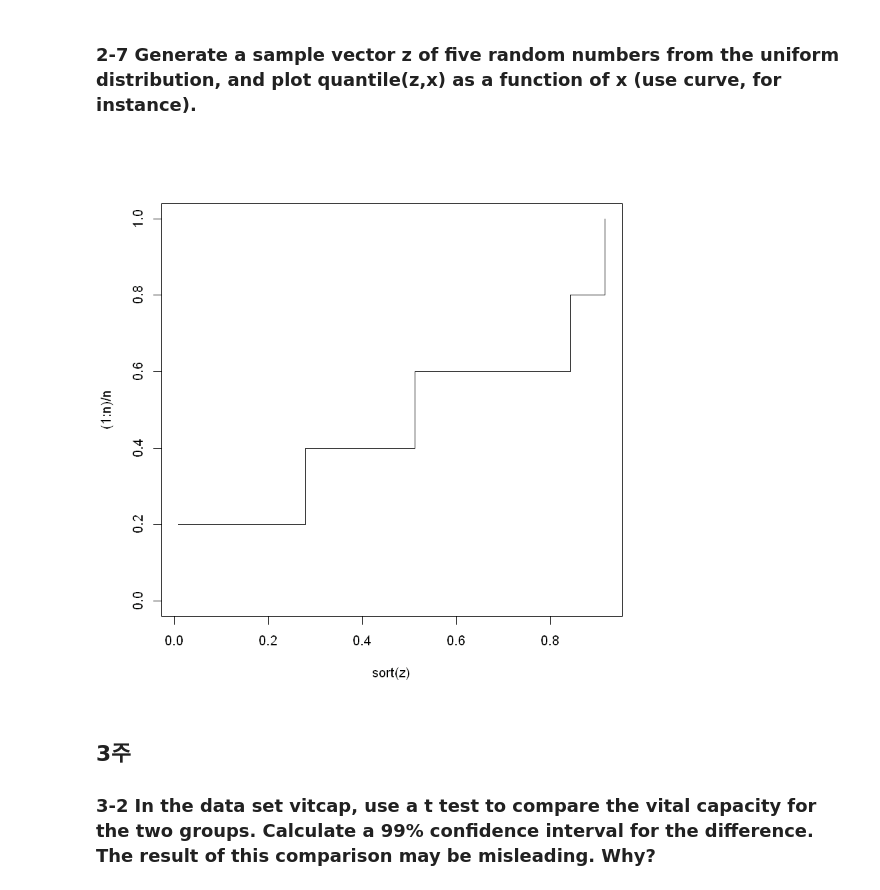
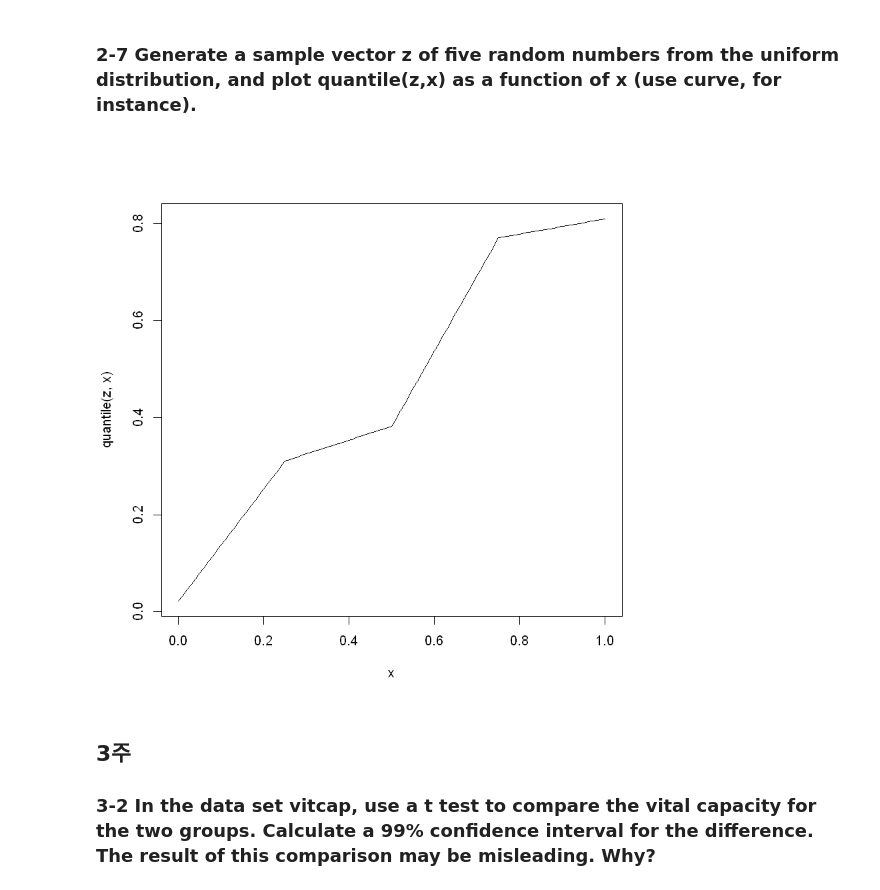
Before and after one commit to braveji18/mystudy, a Jupyter notebook: 01_school/12_데이터분석방법론1/homework_01.ipynb, the cells around one changed output. Cells and saved outputs as stored; diff of their text form; code cells hidden in the pictures.

```diff
--- a/01_school/12_데이터분석방법론1/homework_01.ipynb
+++ b/01_school/12_데이터분석방법론1/homework_01.ipynb
@@ -139,11 +139,13 @@ dbinom( 10, 10, 0.8)
 # %% [markdown]
 ### 2-7  Generate a sample vector z of five random numbers from the uniform distribution, and plot quantile(z,x) as a function of x (use curve, for instance).
 # %%
-z <- runif( 5 )
-n <- length( z )
-plot ( sort( z ) ,(1:n)/n,type="s",ylim=c(0,1))
+#z <- runif( 5 )
+#n <- length( z )
+#plot ( sort( z ) ,(1:n)/n,type="s",ylim=c(0,1))
+z <- runif(5)
+curve(quantile(z,x), from=0, to=1)
 # %% [output]
-[figure, old version]
+[figure, new version]
 # %% [markdown]
 ## 3주
 
```
Also changed, not shown: parts of 19 cells of this notebook.
